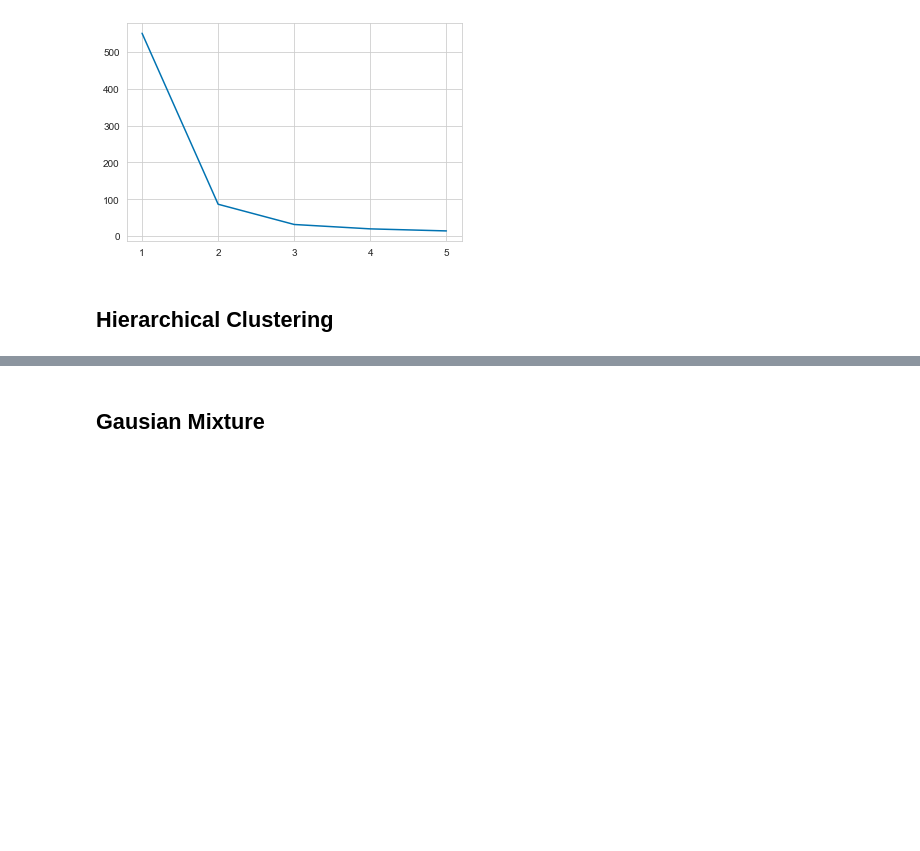
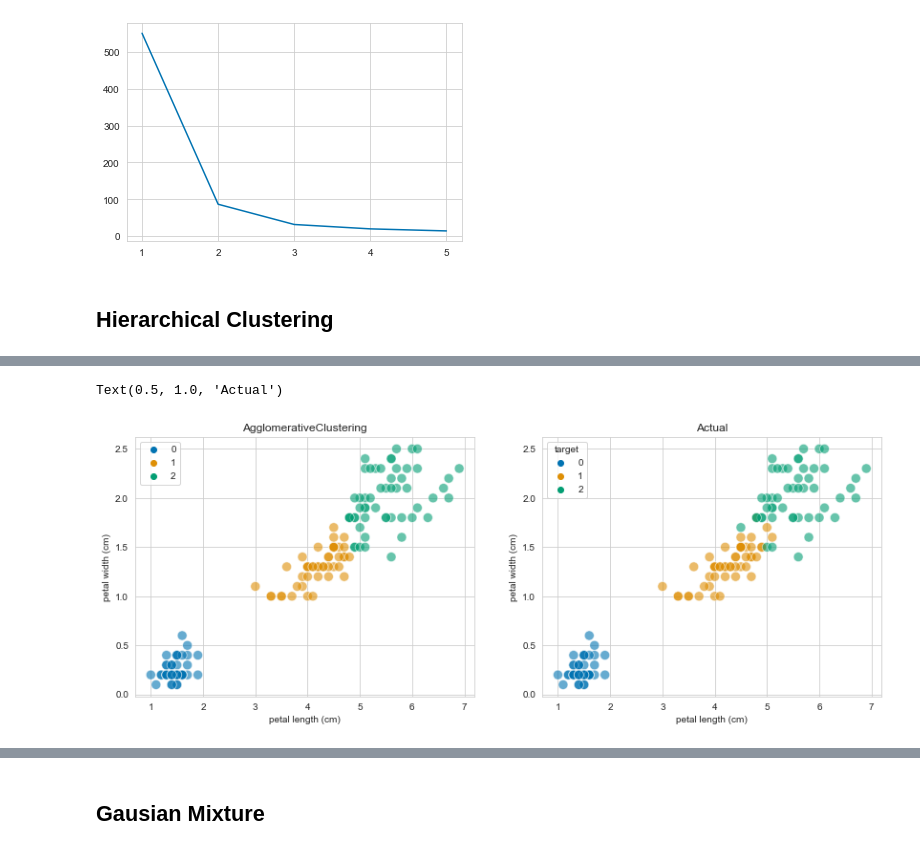
Before and after one commit to honghanhh/mci_python_36a1_l2, a Jupyter notebook: Lectures/thuynm_lecture_07_inclass_python26a10l2-Copy1.ipynb, the cells around one changed output, grey strips where cells are left out. Cells and saved outputs as stored; diff of their text form; code cells hidden in the pictures; blank space fills up the shorter version.

```diff
--- a/Lectures/thuynm_lecture_07_inclass_python26a10l2-Copy1.ipynb
+++ b/Lectures/thuynm_lecture_07_inclass_python26a10l2-Copy1.ipynb
@@ -279,15 +300,18 @@ y_pred
 # %%
 fig, axs = plt.subplots(1, 2, figsize=(14, 5))
 ax = sns.scatterplot(
     data=X, x='petal length (cm)', y='petal width (cm)', hue=y_pred,
     s=100, alpha=0.6, palette='colorblind', ax=axs[0]
 )
-ax.set_title('KMeans')
+ax.set_title('AgglomerativeClustering')
 
 ax = sns.scatterplot(
     data=X, x='petal length (cm)', y='petal width (cm)', hue=y,
     s=100, alpha=0.6, palette='colorblind', ax=axs[1]
 )
 ax.set_title('Actual')
+# %% [output]
+Text(0.5, 1.0, 'Actual')
+[figure, added]
 # %%
 metrics.accuracy_score(y, y_pred)*100
```
Also changed, not shown: parts of 9 cells of this notebook.
